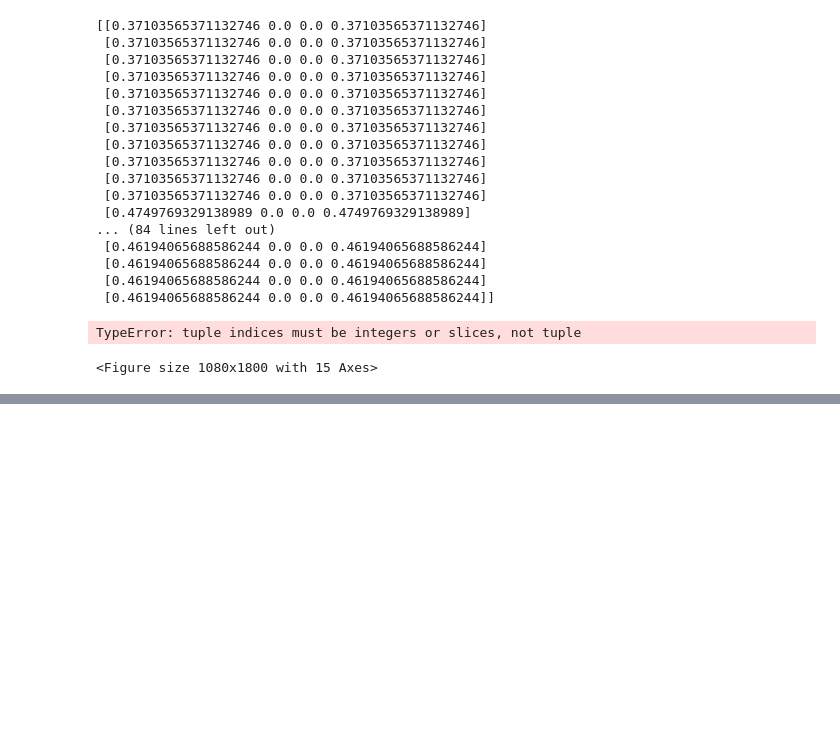
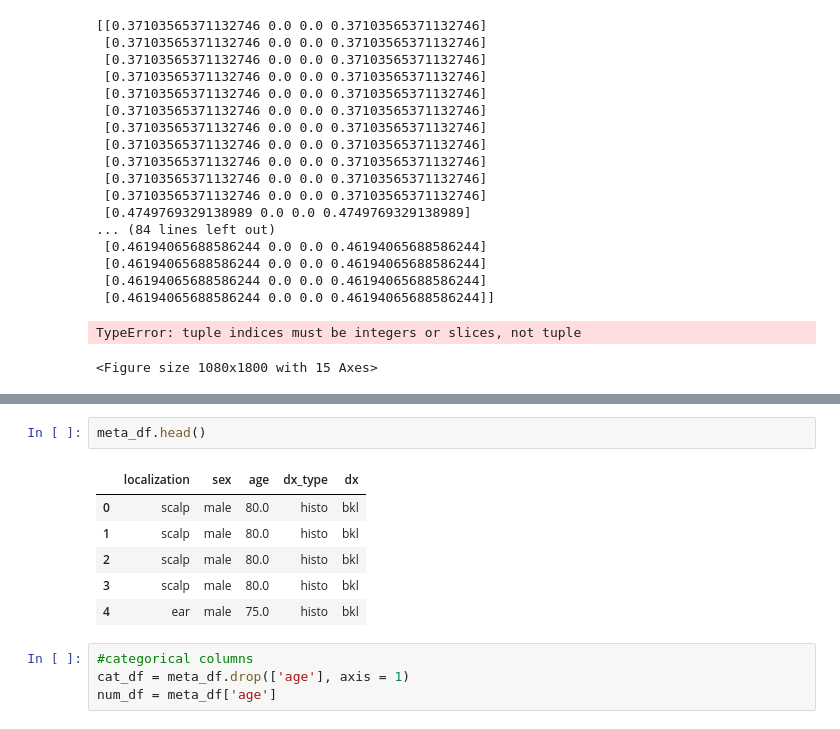
Before and after one commit to e-lubrini/pseudo-labelling, a Jupyter notebook: PseudoLabelingDemo.ipynb, the cells around one changed output, grey strips where cells are left out. Drawn from its saved outputs; the diff is of its cells as text; blank space fills up the shorter version.

```diff
--- a/PseudoLabelingDemo.ipynb
+++ b/PseudoLabelingDemo.ipynb
@@ -342,0 +362,13 @@ TypeError: tuple indices must be integers or slices, not tuple
+# %%
+meta_df.head()
+# %% [output]
+|  | localization | sex | age | dx_type | dx |
+| 0 | scalp | male | 80.0 | histo | bkl |
+| 1 | scalp | male | 80.0 | histo | bkl |
+| 2 | scalp | male | 80.0 | histo | bkl |
+| 3 | scalp | male | 80.0 | histo | bkl |
+| 4 | ear | male | 75.0 | histo | bkl |
+# %%
+#categorical columns
+cat_df = meta_df.drop(['age'], axis = 1)
+num_df = meta_df['age']
```
Also changed, not shown: parts of 16 cells of this notebook.
